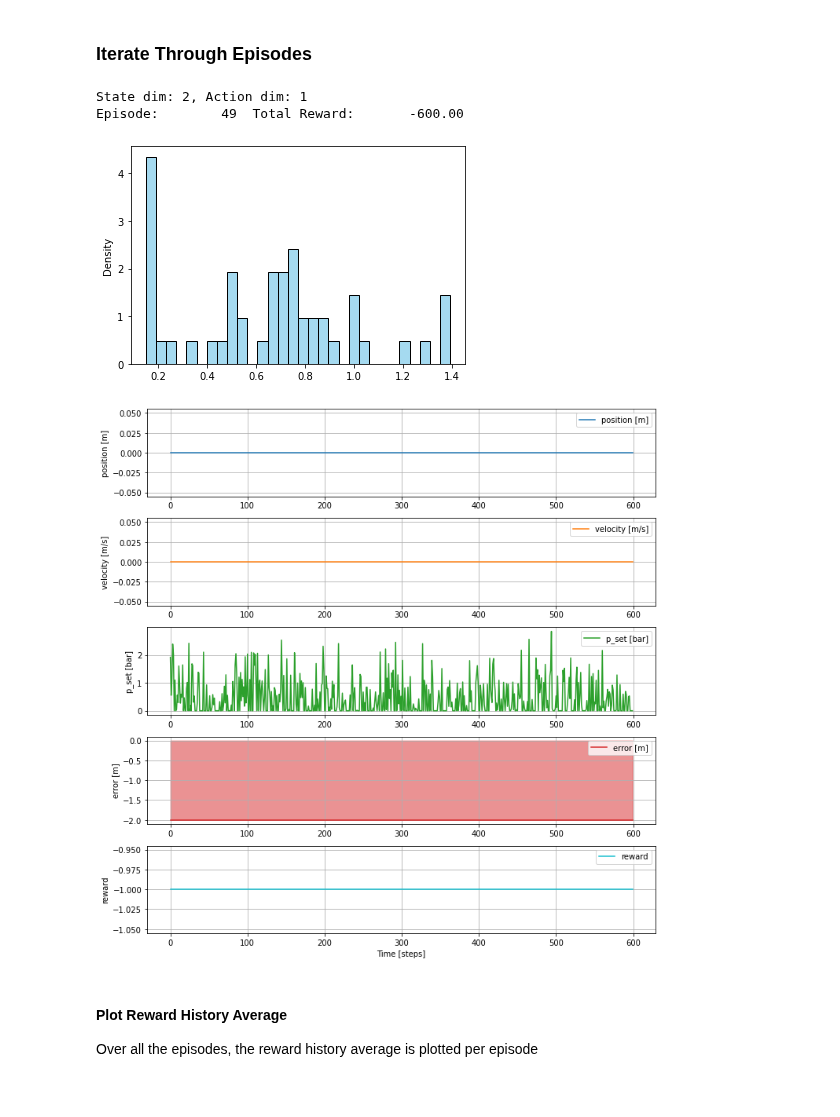
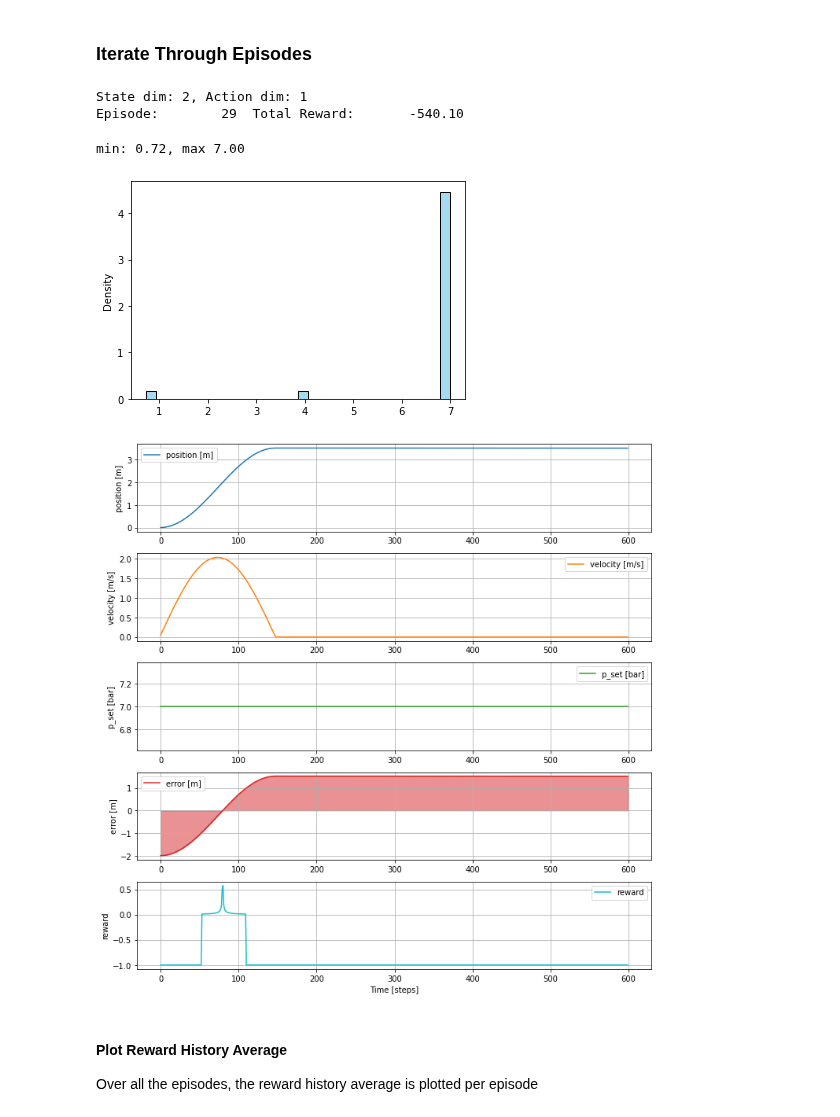
Before and after one commit to Sven-J-Steinert/Rocket-Hopper-DDPG, a Jupyter notebook: ddpg.ipynb, the cells around one changed output. Saved outputs shown, nothing was run; the diff lists cells and outputs as text; code cells hidden in the pictures.

```diff
--- a/ddpg.ipynb
+++ b/ddpg.ipynb
@@ -372,8 +371,6 @@ class DDPG(object):
 
 Call the environment to be trained. Always use the same seed for data reproducibility
 # %%
-import gym
-
 # Example environment:
 # create the environment
 # env_name='MountainCarContinuous-v0'
@@ -388,7 +385,7 @@ env = HopperEnv()
 
 # Define different parameters for training the agent:
     # Episodes:
-MAX_EPISODE=50          # Number of episodes 200
+MAX_EPISODE=30          # Number of episodes 200
 ep_r = -np.inf          # Initial episode reward: normally 0 or -infinity
 score_hist=[]           # Initialize the list where all historical rewards of each episode are stored
     # Steps:
@@ -413,8 +410,7 @@ min_Val = torch.tensor(1e-7).float().to(device)
 
 
 # Exploration Noise
-exploration_noise=0.1
-exploration_noise=0.5 * max_action
+exploration_noise=0.1 * max_action
 # %%
 env.observation_space.sample()
 # %% [output]
@@ -427,6 +423,9 @@ env.state.shape
 (2,)
 # %% [markdown]
 ### Iterate Through Episodes
+# %%
+def map(value, from_min, from_max, to_min, to_max):
+    return np.clip((value - from_min) / (from_max - from_min) * (to_max - to_min) + to_min, to_min, to_max)
 # %%
 # Create a DDPG instance
 agent = DDPG(state_dim, action_dim)
@@ -445,13 +444,13 @@ for i in range(MAX_EPISODE):
     # state=state[0]
 
     for  t in range(MAX_TIME_STEPS):
-        action = agent.select_action(state)
-        if t==0:
-            actions.append(action[0])
+        action = agent.select_action(state) # range ? [-1..1] (?)
+        action = map(action, -1, 1, min_action, max_action) # [0..7]
+        if t==0: actions.append(action[0])
 
         #print(action)
         # Add Gaussian noise to actions for exploration
-        action = (action + np.random.normal(0, 1, size=action_dim)).clip(min_action, max_action)
+        #action = (action + np.random.normal(0, exploration_noise, size=action_dim)).clip(min_action, max_action)
         # print(env.step(action))
         # action += OU_Noise.sample(action)
 
@@ -482,25 +481,26 @@ for i in range(MAX_EPISODE):
 env.close()
 # %% [output]
 State dim: 2, Action dim: 1
-Episode:        49  Total Reward:       -600.00
+Episode:        29  Total Reward:       -540.10
 # %%
 import numpy as np
 import seaborn as sns
 import matplotlib.pyplot as plt
 
 data = np.array(actions)
-
+print(f'min: {np.min(data):0.2f}, max {np.max(data):0.2f}')
 # Create a density plot using seaborn
 sns.histplot(data, stat="density", bins=30, color="skyblue")
 
 # Show the plot
 plt.show()
 # %% [output]
+min: 0.72, max 7.00
-[figure, old version]
+[figure, new version]
 # %%
-plot(episodes[0])
+plot(episodes[-1])
 # %% [output]
-[figure, old version]
+[figure, new version]
 # %%
 import matplotlib.pyplot as plt
 import numpy as np
```
Also changed, not shown: parts of 5 cells of this notebook, 2 other files.
